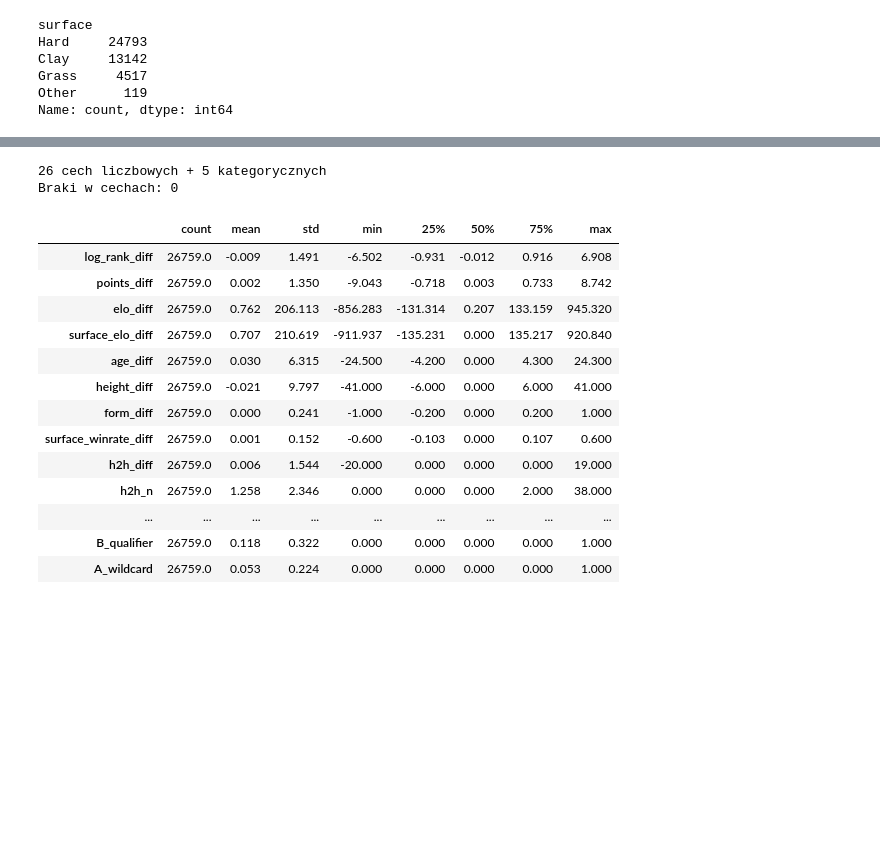
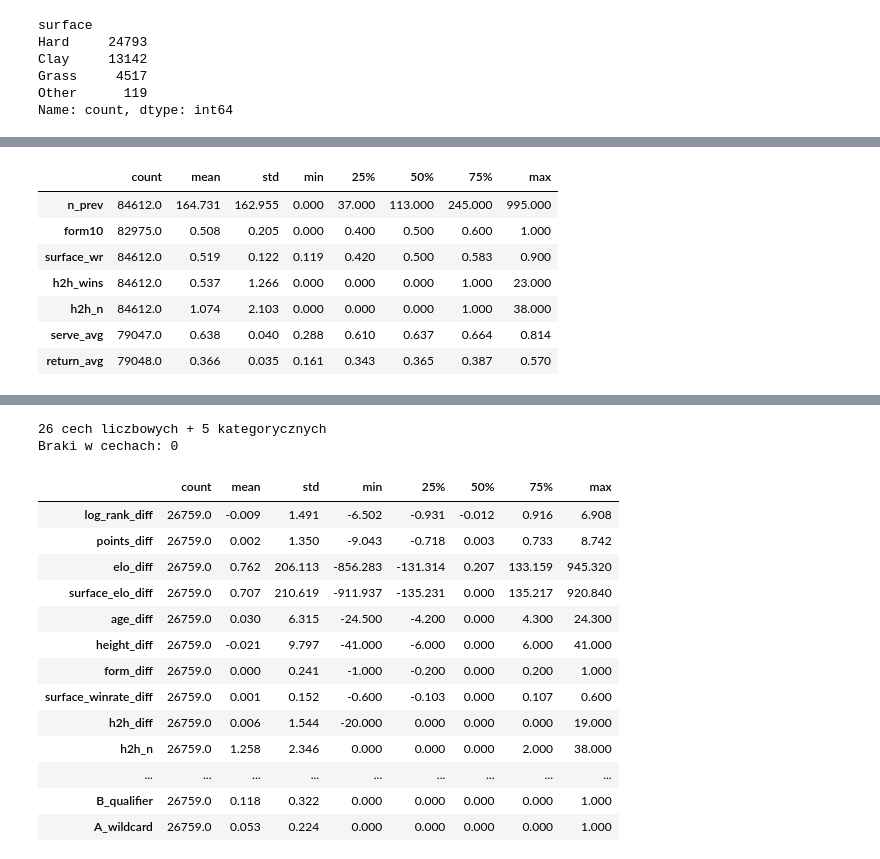
Before and after one commit to kaniosola-pixel/tennis-sackmann-archive, a Jupyter notebook: projekt_srd/01_dane_i_cechy.ipynb, the cells around one changed output, grey strips where cells are left out. Saved outputs shown, nothing was run; the diff lists cells and outputs as text; code cells hidden in the pictures; blank space fills up the shorter version.

```diff
--- a/projekt_srd/01_dane_i_cechy.ipynb
+++ b/projekt_srd/01_dane_i_cechy.ipynb
@@ -38,0 +53,11 @@ LAST_YEAR = 2024
+# %%
+BASE_URL = "https://raw.githubusercontent.com/kaniosola-pixel/tennis-sackmann-archive/main/atp"
+DATA_DIR = "../atp" if os.path.isdir("../atp") else "atp"
+os.makedirs(DATA_DIR, exist_ok=True)
+os.makedirs("dane", exist_ok=True)                 # tu zapiszemy gotowy zbiór
+
+for year in range(FIRST_HISTORY_YEAR, LAST_YEAR + 1):
+    fname = f"atp_matches_{year}.csv"
+    if not os.path.exists(f"{DATA_DIR}/{fname}"):  # pobieramy tylko brakujące pliki
+        urllib.request.urlretrieve(f"{BASE_URL}/{fname}", f"{DATA_DIR}/{fname}")
+print("Dane w folderze:", DATA_DIR, "| liczba plików:", len(os.listdir(DATA_DIR)))
@@ -318,10 +210,0 @@ Najpierw dołączamy cechy historyczne zwycięzcy i przegranego, potem robimy za
-# %%
-HIST_COLS = ["n_prev", "form10", "surface_wr", "surface_n_prev", "h2h_wins", "h2h_n",
-             "days_since_last_tourney", "matches_14d", "serve_avg", "return_avg"]
-
-df = matches[in_model_years & ~matches["unfinished"]].copy()
-for role in ["winner", "loser"]:
-    feats = long[["match_id", "player_id"] + HIST_COLS].rename(columns={c: f"{role}_{c}" for c in HIST_COLS})
-    df = df.merge(feats, left_on=["match_id", f"{role}_id"], right_on=["match_id", "player_id"], how="left").drop(columns="player_id")
-df = df.merge(elo, on="match_id", how="left")
-print(df.shape)
@@ -418,0 +270,31 @@ Lista cech zalecanych do modeli (pozostałe kolumny, np. `A_name`, `tourney_name
+# %%
+g = long.groupby("player_id")
+
+long["n_prev"] = g.cumcount()   # numeracja od 0: w pierwszym meczu gracz ma 0 wcześniejszych
+long["form10"] = g["win"].transform(lambda s: s.shift(1).rolling(10, min_periods=1).mean())
+long["serve_avg"] = g["serve_won"].transform(lambda s: s.shift(1).rolling(20, min_periods=3).mean())
+long["return_avg"] = g["return_won"].transform(lambda s: s.shift(1).rolling(20, min_periods=3).mean())
+
+# odsetek wygranych na nawierzchni, wygładzony: (wygrane + 5 * 0.5) / (mecze + 5)
+PRIOR_N = 5
+gs = long.groupby(["player_id", "surface"])["win"]
+surf_wins = gs.transform(lambda s: s.shift(1).rolling(20, min_periods=1).sum()).fillna(0)
+surf_n = gs.transform(lambda s: s.shift(1).rolling(20, min_periods=1).count()).fillna(0)
+long["surface_wr"] = (surf_wins + PRIOR_N * 0.5) / (surf_n + PRIOR_N)
+long["surface_n_prev"] = long.groupby(["player_id", "surface"]).cumcount()
+
+# head-to-head: grupujemy po parze (zawodnik, rywal)
+gh = long.groupby(["player_id", "opp_id"])["win"]
+long["h2h_wins"] = gh.transform(lambda s: s.shift(1).cumsum()).fillna(0)
+long["h2h_n"] = long.groupby(["player_id", "opp_id"]).cumcount()
+
+long[["n_prev", "form10", "surface_wr", "h2h_wins", "h2h_n", "serve_avg", "return_avg"]].describe().T.round(3)
+# %% [output]
+|  | count | mean | std | min | 25% | 50% | 75% | max |
+| n_prev | 84612.0 | 164.731 | 162.955 | 0.000 | 37.000 | 113.000 | 245.000 | 995.000 |
+| form10 | 82975.0 | 0.508 | 0.205 | 0.000 | 0.400 | 0.500 | 0.600 | 1.000 |
+| surface_wr | 84612.0 | 0.519 | 0.122 | 0.119 | 0.420 | 0.500 | 0.583 | 0.900 |
+| h2h_wins | 84612.0 | 0.537 | 1.266 | 0.000 | 0.000 | 0.000 | 1.000 | 23.000 |
+| h2h_n | 84612.0 | 1.074 | 2.103 | 0.000 | 0.000 | 0.000 | 1.000 | 38.000 |
+| serve_avg | 79047.0 | 0.638 | 0.040 | 0.288 | 0.610 | 0.637 | 0.664 | 0.814 |
+| return_avg | 79048.0 | 0.366 | 0.035 | 0.161 | 0.343 | 0.365 | 0.387 | 0.570 |
```
Also changed, not shown: parts of 73 cells of this notebook, 2 other files.
